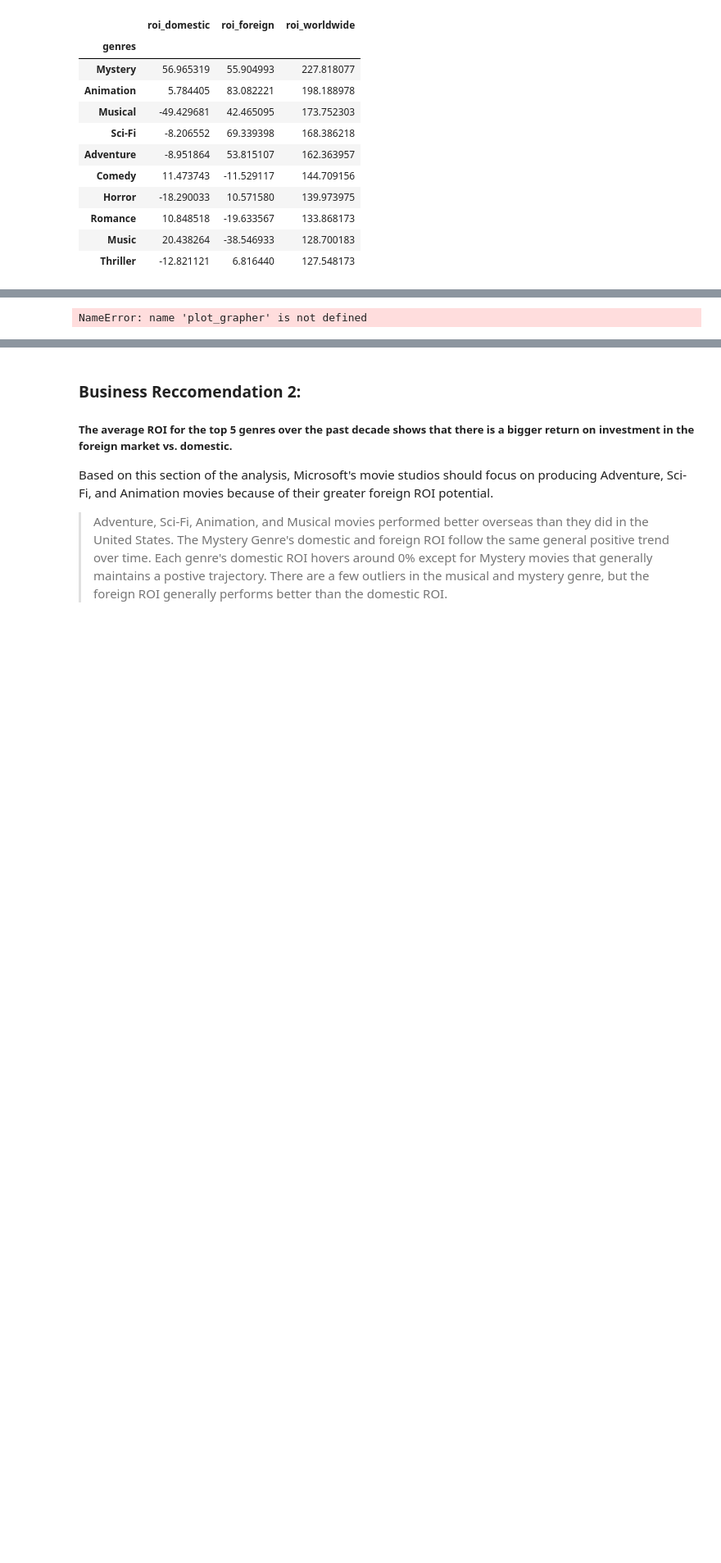
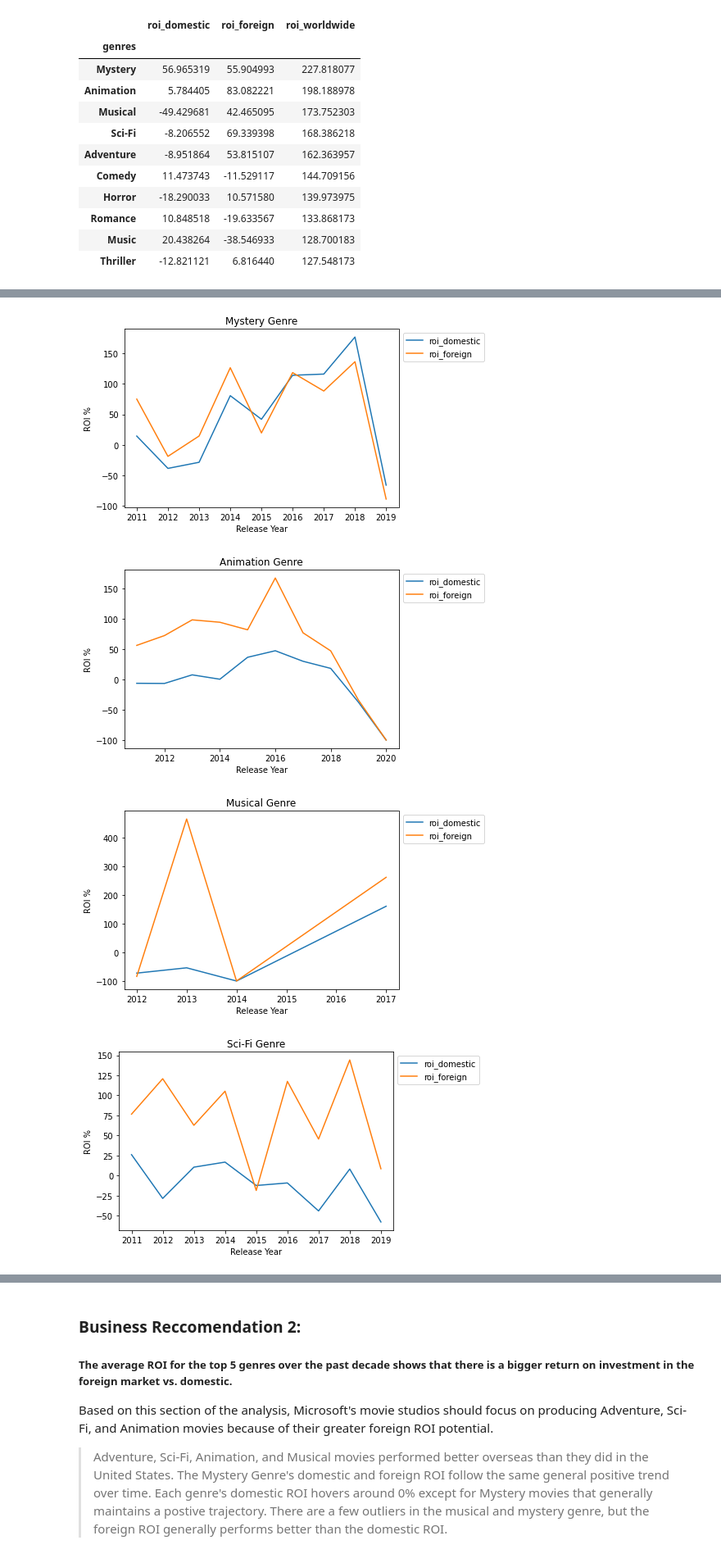
Before and after one commit to learn-co-curriculum/dsc-phase-1-project, a Jupyter notebook: project.ipynb, the cells around one changed output, grey strips where cells are left out. Shown at 82% size. Cells and saved outputs as stored; diff of their text form; code cells hidden in the pictures; blank space fills up the shorter version.

```diff
--- a/project.ipynb
+++ b/project.ipynb
@@ -377,14 +374,17 @@ adv2 = adventure.groupby('release_year').median()
 # %%
 # plot the dataframes for each genre in our top 5 using the Q2_plot_grapher func
 
-plot_grapher(mys2, 'Mystery')
+Q2_plot_grapher(mys2, 'Mystery')
 
-plot_grapher(ani2, 'Animation')
+Q2_plot_grapher(ani2, 'Animation')
 
-plot_grapher(mus2, 'Musical')
+Q2_plot_grapher(mus2, 'Musical')
 
-plot_grapher(scifi2, 'Sci-Fi')
+Q2_plot_grapher(scifi2, 'Sci-Fi')
 
-plot_grapher(adv2, 'Adventure');
+Q2_plot_grapher(adv2, 'Adventure');
 # %% [output]
-NameError: name 'plot_grapher' is not defined
+[figure, added]
+[figure, added]
+[figure, added]
+[figure, added]
```
Also changed, not shown: parts of 4 cells of this notebook.
